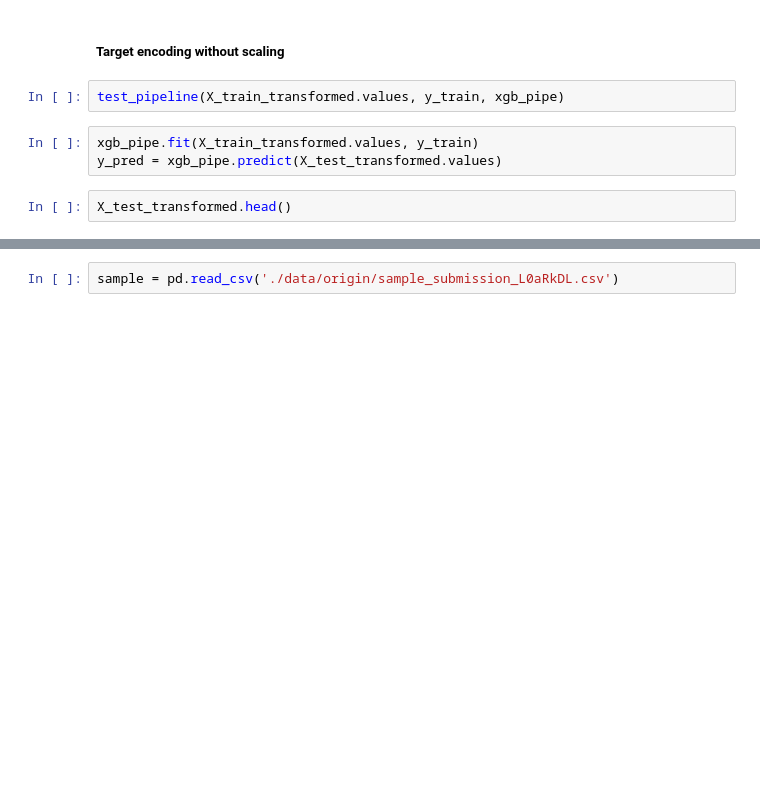
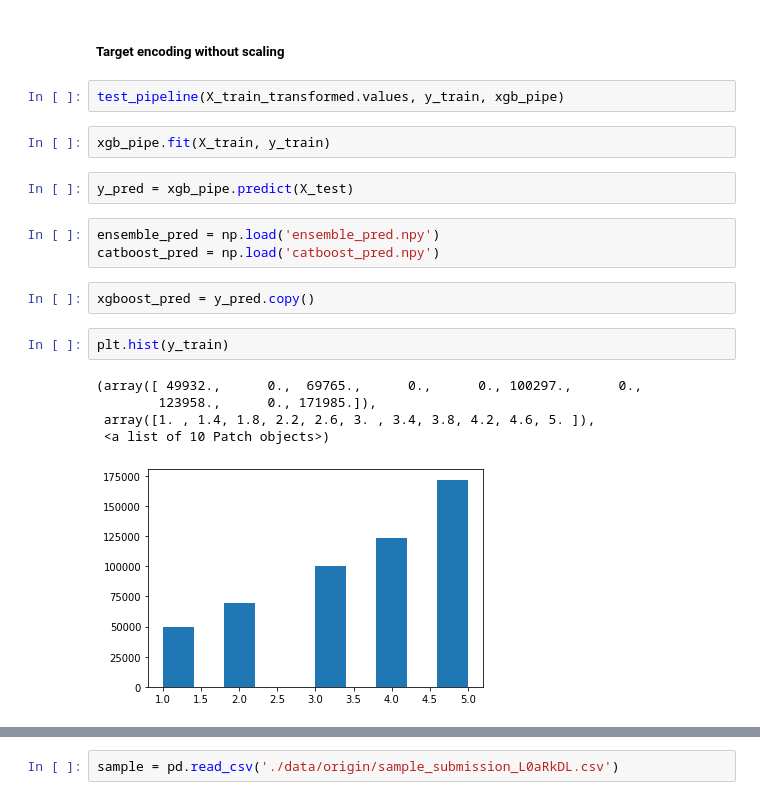
Before and after one commit to whiteRa2bit/mckinsey_datathon, a Jupyter notebook: xgboost.ipynb, the cells around one changed output, grey strips where cells are left out. Cells and saved outputs as stored; diff of their text form; blank space fills up the shorter version.

```diff
--- a/xgboost.ipynb
+++ b/xgboost.ipynb
@@ -80,8 +93,20 @@ test_pipeline(X_train, y_train, xgb_pipe)
 ##### Target encoding without scaling
 # %%
 test_pipeline(X_train_transformed.values, y_train, xgb_pipe)
-# %%
-xgb_pipe.fit(X_train_transformed.values, y_train)
-y_pred = xgb_pipe.predict(X_test_transformed.values)
-# %%
-X_test_transformed.head()
+# %%
+xgb_pipe.fit(X_train, y_train)
+# %%
+y_pred = xgb_pipe.predict(X_test)
+# %%
+ensemble_pred = np.load('ensemble_pred.npy')
+catboost_pred = np.load('catboost_pred.npy')
+# %%
+xgboost_pred = y_pred.copy()
+# %%
+plt.hist(y_train)
+# %% [output]
+(array([ 49932.,      0.,  69765.,      0.,      0., 100297.,      0.,
+        123958.,      0., 171985.]),
+ array([1. , 1.4, 1.8, 2.2, 2.6, 3. , 3.4, 3.8, 4.2, 4.6, 5. ]),
+ <a list of 10 Patch objects>)
+[figure, added]
```
Also changed, not shown: parts of 10 cells of this notebook, 2 other files.
